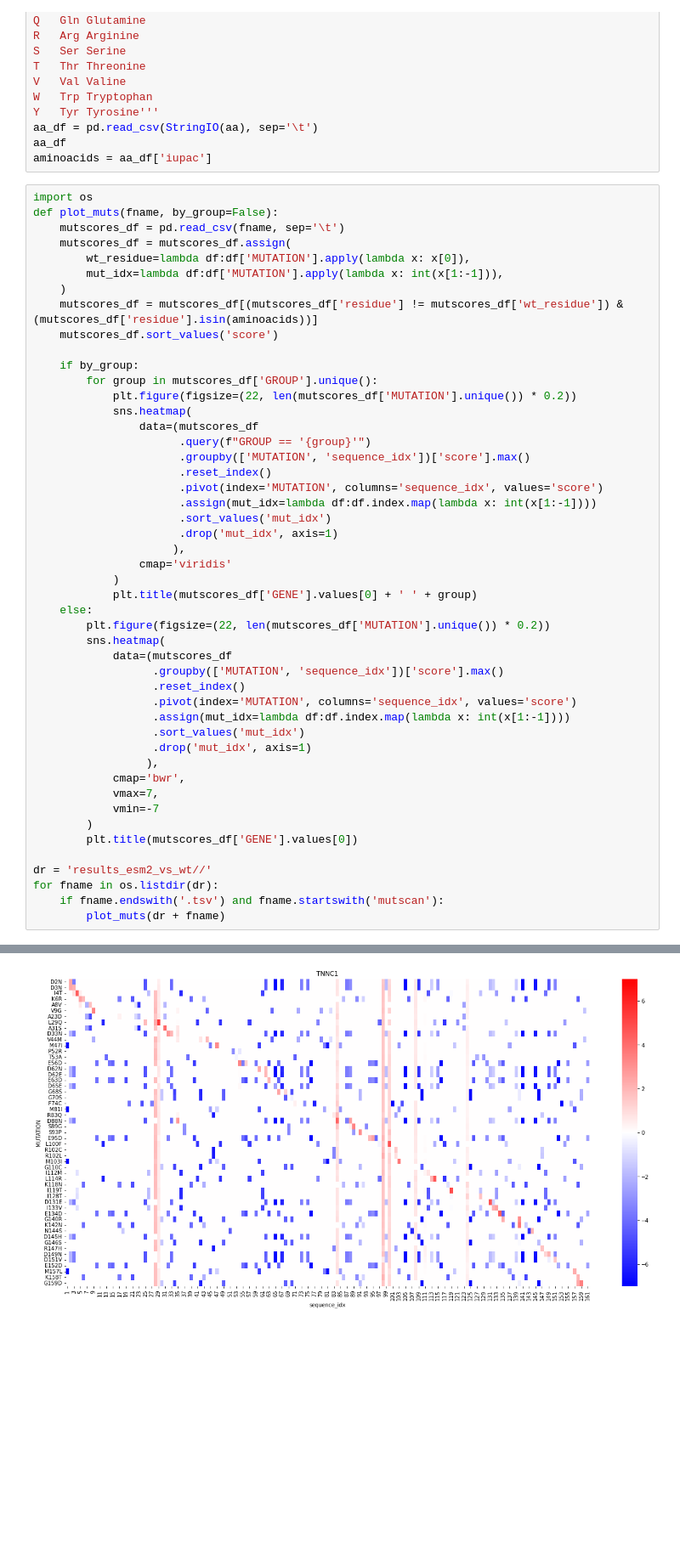
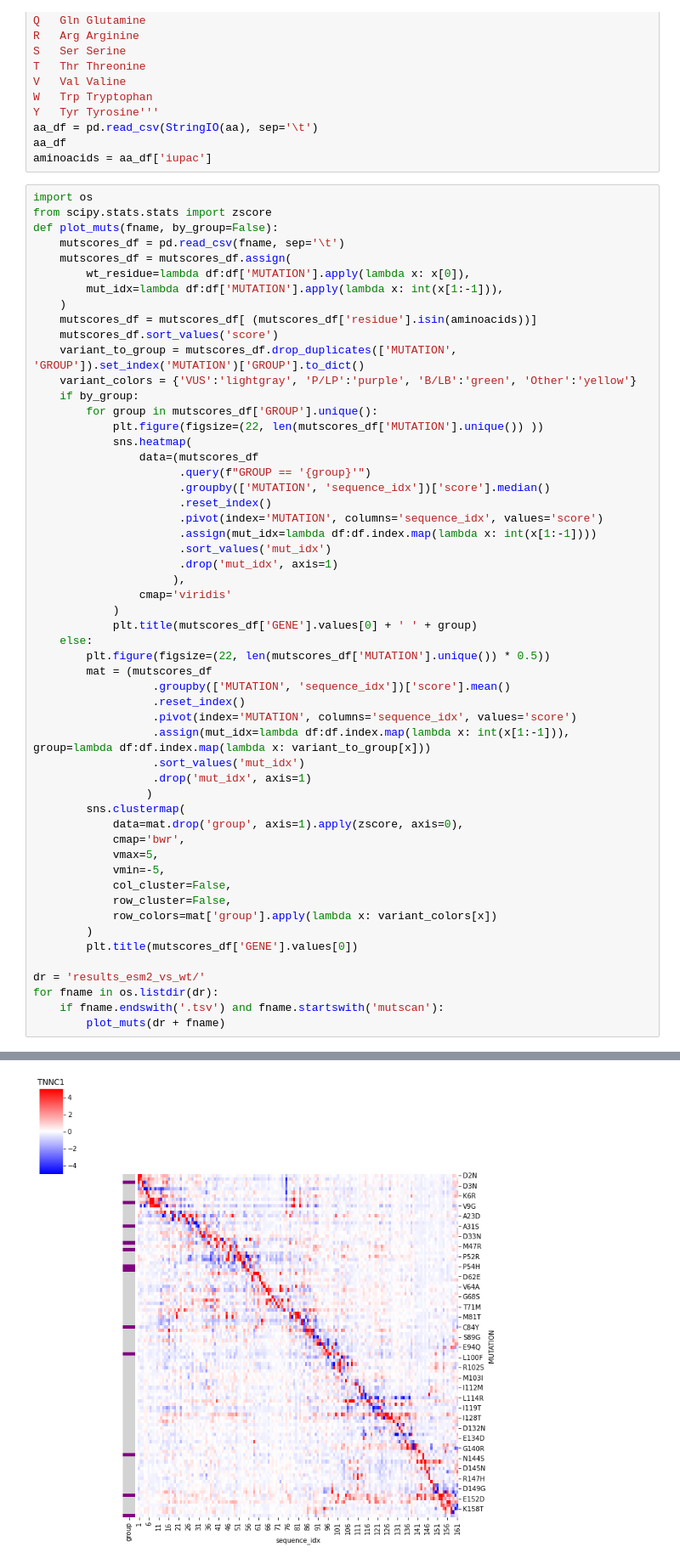
Before and after one commit to cx0/llm-for-clinical-variants, a Jupyter notebook: mutscan_plotting.ipynb, the cells around one changed output, grey strips where cells are left out. Shown at 85% size. Drawn from its saved outputs; the diff is of its cells as text; blank space fills up the shorter version.

```diff
--- a/mutscan_plotting.ipynb
+++ b/mutscan_plotting.ipynb
@@ -31,22 +31,24 @@ aa_df
 aminoacids = aa_df['iupac']
 # %%
 import os
+from scipy.stats.stats import zscore
 def plot_muts(fname, by_group=False):
     mutscores_df = pd.read_csv(fname, sep='\t')
     mutscores_df = mutscores_df.assign(
         wt_residue=lambda df:df['MUTATION'].apply(lambda x: x[0]),
         mut_idx=lambda df:df['MUTATION'].apply(lambda x: int(x[1:-1])),
     )
-    mutscores_df = mutscores_df[(mutscores_df['residue'] != mutscores_df['wt_residue']) & (mutscores_df['residue'].isin(aminoacids))]
+    mutscores_df = mutscores_df[ (mutscores_df['residue'].isin(aminoacids))]
     mutscores_df.sort_values('score')
-
+    variant_to_group = mutscores_df.drop_duplicates(['MUTATION', 'GROUP']).set_index('MUTATION')['GROUP'].to_dict()
+    variant_colors = {'VUS':'lightgray', 'P/LP':'purple', 'B/LB':'green', 'Other':'yellow'}
     if by_group:
         for group in mutscores_df['GROUP'].unique():
-            plt.figure(figsize=(22, len(mutscores_df['MUTATION'].unique()) * 0.2))
+            plt.figure(figsize=(22, len(mutscores_df['MUTATION'].unique()) ))
             sns.heatmap(
                 data=(mutscores_df
                       .query(f"GROUP == '{group}'")
-                      .groupby(['MUTATION', 'sequence_idx'])['score'].max()
+                      .groupby(['MUTATION', 'sequence_idx'])['score'].median()
                       .reset_index()
                       .pivot(index='MUTATION', columns='sequence_idx', values='score')
                       .assign(mut_idx=lambda df:df.index.map(lambda x: int(x[1:-1])))
@@ -57,23 +59,27 @@ def plot_muts(fname, by_group=False):
             )
             plt.title(mutscores_df['GENE'].values[0] + ' ' + group)
     else:
-        plt.figure(figsize=(22, len(mutscores_df['MUTATION'].unique()) * 0.2))
-        sns.heatmap(
-            data=(mutscores_df
-                  .groupby(['MUTATION', 'sequence_idx'])['score'].max()
+        plt.figure(figsize=(22, len(mutscores_df['MUTATION'].unique()) * 0.5))
+        mat = (mutscores_df
+                  .groupby(['MUTATION', 'sequence_idx'])['score'].mean()
                   .reset_index()
                   .pivot(index='MUTATION', columns='sequence_idx', values='score')
-                  .assign(mut_idx=lambda df:df.index.map(lambda x: int(x[1:-1])))
+                  .assign(mut_idx=lambda df:df.index.map(lambda x: int(x[1:-1])), group=lambda df:df.index.map(lambda x: variant_to_group[x]))
                   .sort_values('mut_idx')
                   .drop('mut_idx', axis=1)
-                 ),
+                 )
+        sns.clustermap(
+            data=mat.drop('group', axis=1).apply(zscore, axis=0),
             cmap='bwr',
-            vmax=7,
-            vmin=-7
+            vmax=5,
+            vmin=-5,
+            col_cluster=False,
+            row_cluster=False,
+            row_colors=mat['group'].apply(lambda x: variant_colors[x])
         )
         plt.title(mutscores_df['GENE'].values[0])
 
-dr = 'results_esm2_vs_wt//'
+dr = 'results_esm2_vs_wt/'
 for fname in os.listdir(dr):
     if fname.endswith('.tsv') and fname.startswith('mutscan'):
         plot_muts(dr + fname)
@@ -81 +88 @@ for fname in os.listdir(dr):
-[figure, old version]
+[figure, new version]
```
Also changed, not shown: parts of 1 cell of this notebook, 55 other files.
